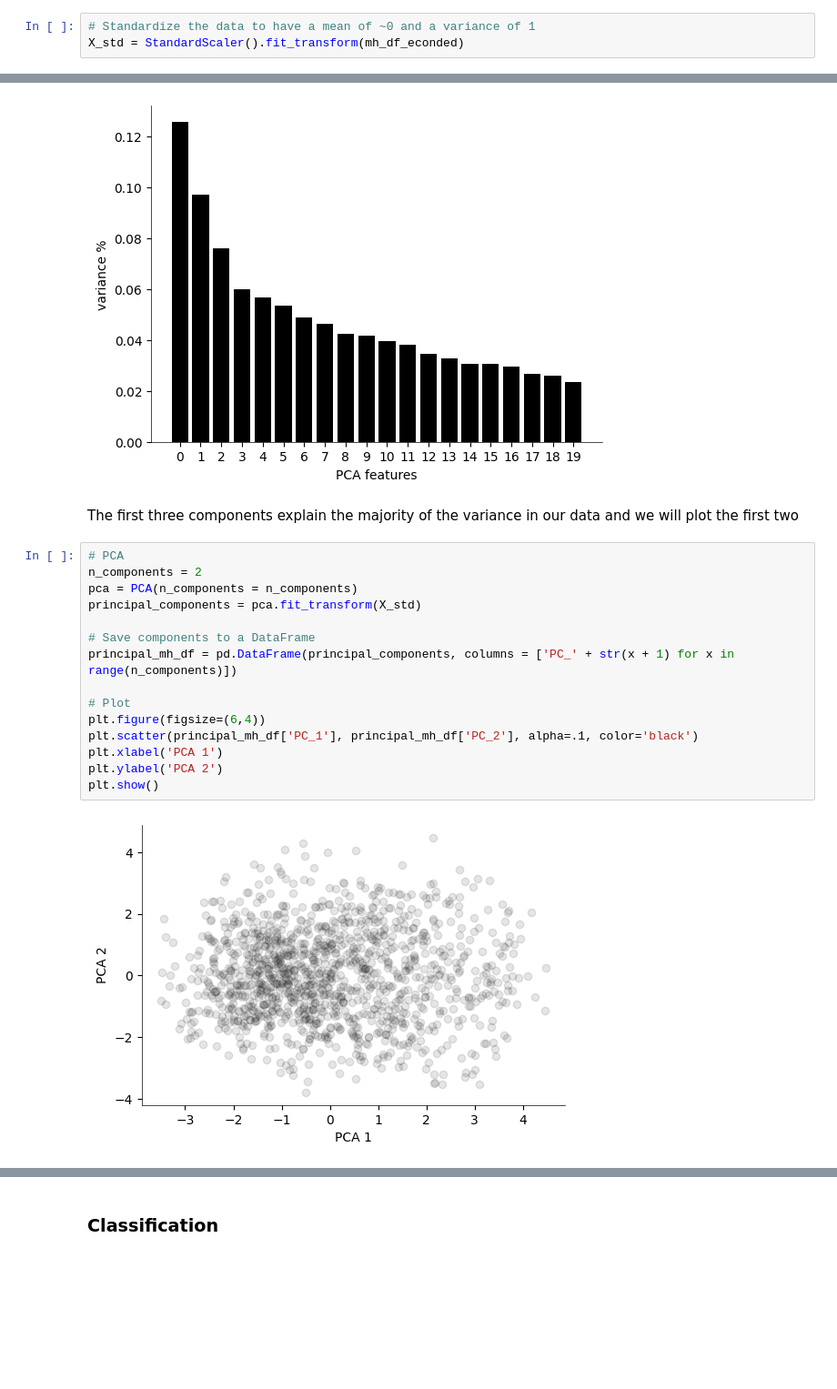
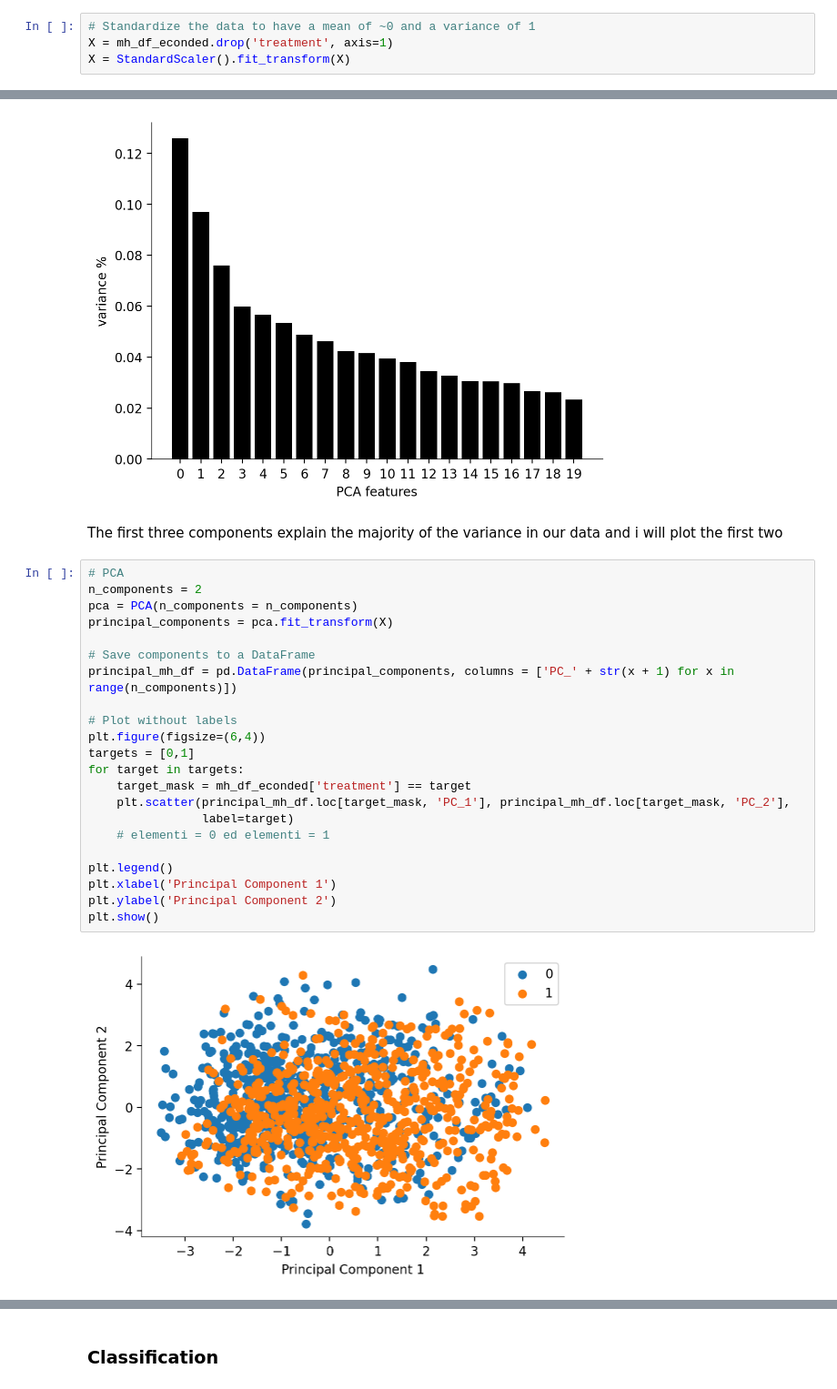
Before and after one commit to EmmaTosato/Programming_Project, a Jupyter notebook: jupyter_project.ipynb, the cells around one changed output, grey strips where cells are left out. Shown at 91% size. Drawn from its saved outputs; the diff is of its cells as text; blank space fills up the shorter version.

Commit message:
plots, models and presentation

```diff
--- a/jupyter_project.ipynb
+++ b/jupyter_project.ipynb
@@ -965,6 +1012,7 @@ X_train, X_test, y_train, y_test = train_test_split(X,y,
 # %%
 # Standardize the data to have a mean of ~0 and a variance of 1
-X_std = StandardScaler().fit_transform(mh_df_econded)
+X = mh_df_econded.drop('treatment', axis=1)
+X = StandardScaler().fit_transform(X)
 # %%
 # Create a PCA instance: pca
 n_components = 20
@@ -981,21 +1029,28 @@ plt.show()
 # %% [output]
 [figure]
 # %% [markdown]
-The first three components explain the majority of the variance in our data and we will plot the first two
+The first three components explain the majority of the variance in our data and i will plot the first two
 # %%
 # PCA
 n_components = 2
 pca = PCA(n_components = n_components)
-principal_components = pca.fit_transform(X_std)
+principal_components = pca.fit_transform(X)
 
 # Save components to a DataFrame
 principal_mh_df = pd.DataFrame(principal_components, columns = ['PC_' + str(x + 1) for x in range(n_components)])
 
-# Plot
+# Plot without labels
 plt.figure(figsize=(6,4))
-plt.scatter(principal_mh_df['PC_1'], principal_mh_df['PC_2'], alpha=.1, color='black')
-plt.xlabel('PCA 1')
-plt.ylabel('PCA 2')
+targets = [0,1]
+for target in targets:
+    target_mask = mh_df_econded['treatment'] == target
+    plt.scatter(principal_mh_df.loc[target_mask, 'PC_1'], principal_mh_df.loc[target_mask, 'PC_2'],
+                label=target)
+    # elementi = 0 ed elementi = 1
+
+plt.legend()
+plt.xlabel('Principal Component 1')
+plt.ylabel('Principal Component 2')
 plt.show()
 # %% [output]
-[figure, old version]
+[figure, new version]
```
Also changed, not shown: parts of 28 cells of this notebook, 1 other file.
